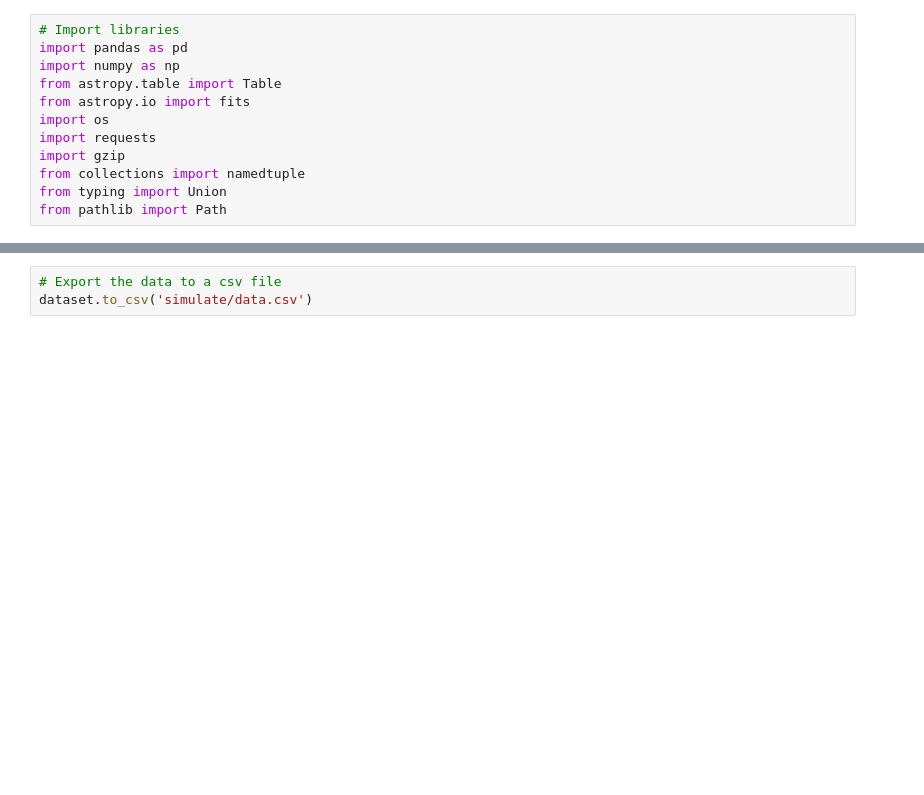
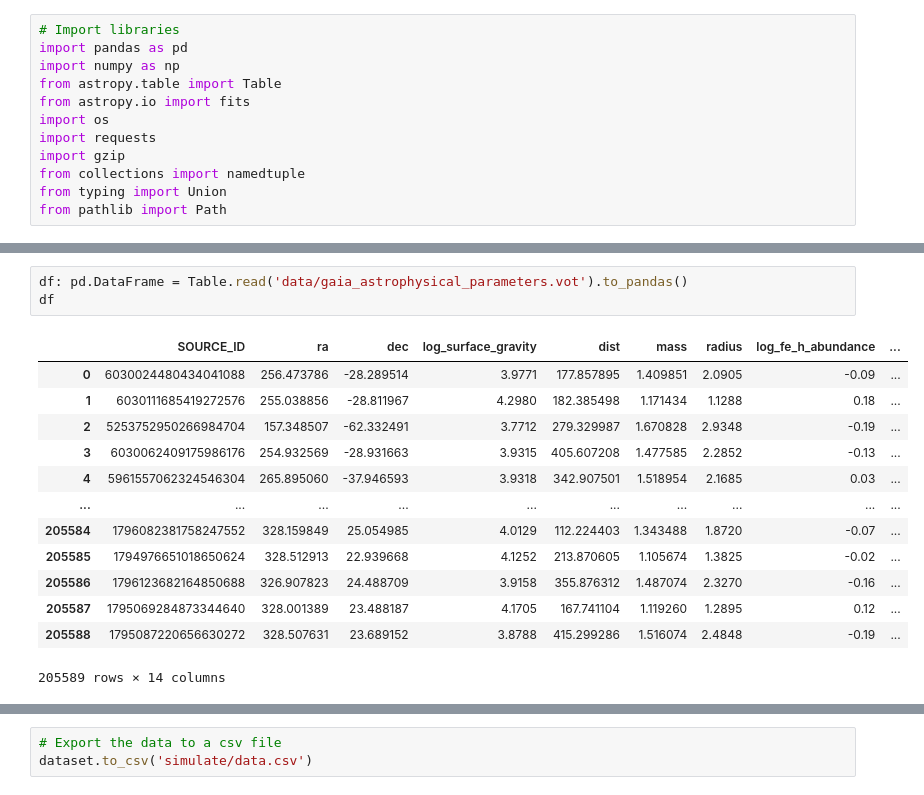
Before and after one commit to max-widmaier/Stellar-Nuclear-Research, a Jupyter notebook: mesa_data_prep.ipynb, the cells around one changed output, grey strips where cells are left out. Cells and saved outputs as stored; diff of their text form; blank space fills up the shorter version.

```diff
--- a/mesa_data_prep.ipynb
+++ b/mesa_data_prep.ipynb
@@ -43,0 +57,17 @@ from pathlib import Path
+# %%
+df: pd.DataFrame = Table.read('data/gaia_astrophysical_parameters.vot').to_pandas()
+df
+# %% [output]
+|  | SOURCE_ID | ra | dec | log_surface_gravity | dist | mass | radius | log_fe_h_abundance | ... |
+| 0 | 6030024480434041088 | 256.473786 | -28.289514 | 3.9771 | 177.857895 | 1.409851 | 2.0905 | -0.09 | ... |
+| 1 | 6030111685419272576 | 255.038856 | -28.811967 | 4.2980 | 182.385498 | 1.171434 | 1.1288 | 0.18 | ... |
+| 2 | 5253752950266984704 | 157.348507 | -62.332491 | 3.7712 | 279.329987 | 1.670828 | 2.9348 | -0.19 | ... |
+| 3 | 6030062409175986176 | 254.932569 | -28.931663 | 3.9315 | 405.607208 | 1.477585 | 2.2852 | -0.13 | ... |
+| 4 | 5961557062324546304 | 265.895060 | -37.946593 | 3.9318 | 342.907501 | 1.518954 | 2.1685 | 0.03 | ... |
+| ... | ... | ... | ... | ... | ... | ... | ... | ... | ... |
+| 205584 | 1796082381758247552 | 328.159849 | 25.054985 | 4.0129 | 112.224403 | 1.343488 | 1.8720 | -0.07 | ... |
+| 205585 | 1794976651018650624 | 328.512913 | 22.939668 | 4.1252 | 213.870605 | 1.105674 | 1.3825 | -0.02 | ... |
+| 205586 | 1796123682164850688 | 326.907823 | 24.488709 | 3.9158 | 355.876312 | 1.487074 | 2.3270 | -0.16 | ... |
+| 205587 | 1795069284873344640 | 328.001389 | 23.488187 | 4.1705 | 167.741104 | 1.119260 | 1.2895 | 0.12 | ... |
+| 205588 | 1795087220656630272 | 328.507631 | 23.689152 | 3.8788 | 415.299286 | 1.516074 | 2.4848 | -0.19 | ... |
+205589 rows × 14 columns
```
Also changed, not shown: parts of 20 cells of this notebook, 2 other files.
